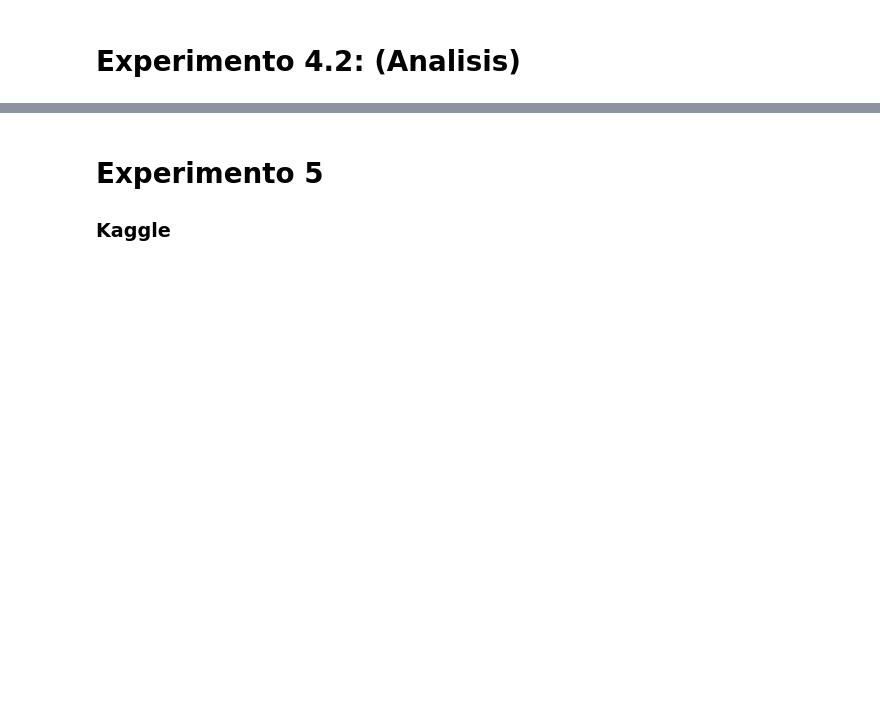
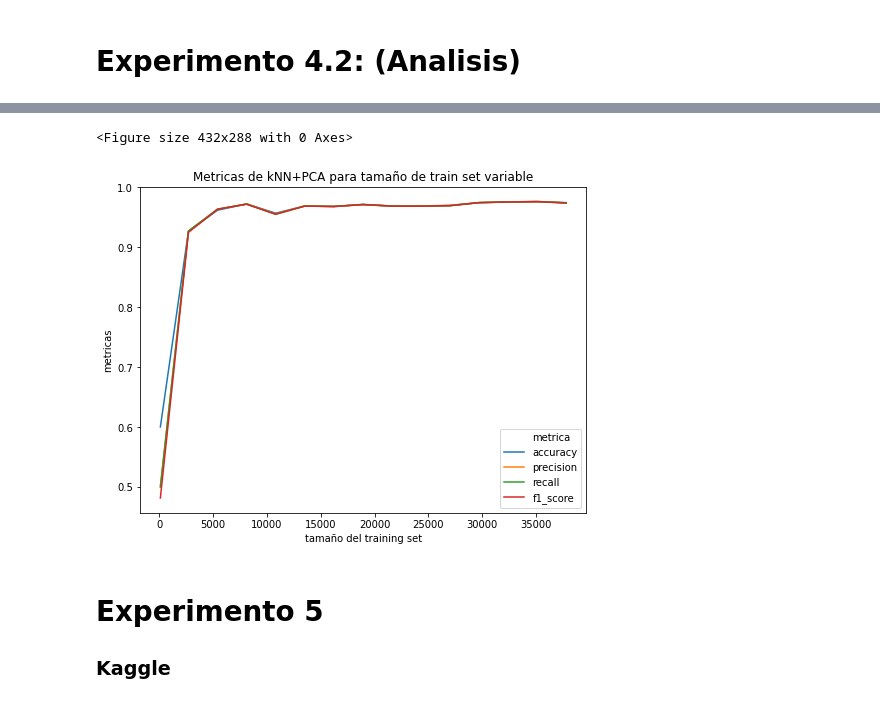
Before and after one commit to davidvenegasr/MetNum, a Jupyter notebook: tp2/notebooks/Experimentacion.ipynb, the cells around one changed output, grey strips where cells are left out. Saved outputs shown, nothing was run; the diff lists cells and outputs as text; code cells hidden in the pictures; blank space fills up the shorter version.

```diff
--- a/tp2/notebooks/Experimentacion.ipynb
+++ b/tp2/notebooks/Experimentacion.ipynb
@@ -874,21 +888,25 @@ fig.savefig(f"Exp4/Exp4.2/{name}.png")
 # %%
-df_metrics = pd.read_csv('Exp4/Exp4.2/metrics_exp4_kNN_PCA.csv')
+# Metricas kNN+PCA
+df_metrics = pd.read_csv('Exp4/Exp4.2/metrics_exp4_kNN-PCA.csv')
 
 col_scores=["accuracy","precision","recall","f1_score"]
 df_melt_tiempos = df_metrics.melt(id_vars='tamaño', value_vars=col_scores, var_name='metrica', value_name='values')
 
 plt.figure()
 plt.figure(figsize=(8,6))
 gr = sns.lineplot(x = "tamaño", y = 'values', data = df_melt_tiempos, hue = "metrica")
 
 gr.set_title("Metricas de kNN+PCA para tamaño de train set variable")
 gr.set_ylabel("metricas")
 gr.set_xlabel("tamaño del training set")
 
 fig = gr.get_figure()
 name = "exp4_metrics_kNN-PCA"
 
 fig.savefig(f"Exp4/Exp4.2/{name}.png")
+# %% [output]
+<Figure size 432x288 with 0 Axes>
+[figure, added]
 # %% [markdown]
 # Experimento 5
 ### Kaggle
```
Also changed, not shown: parts of 16 cells of this notebook, 12 other files.
